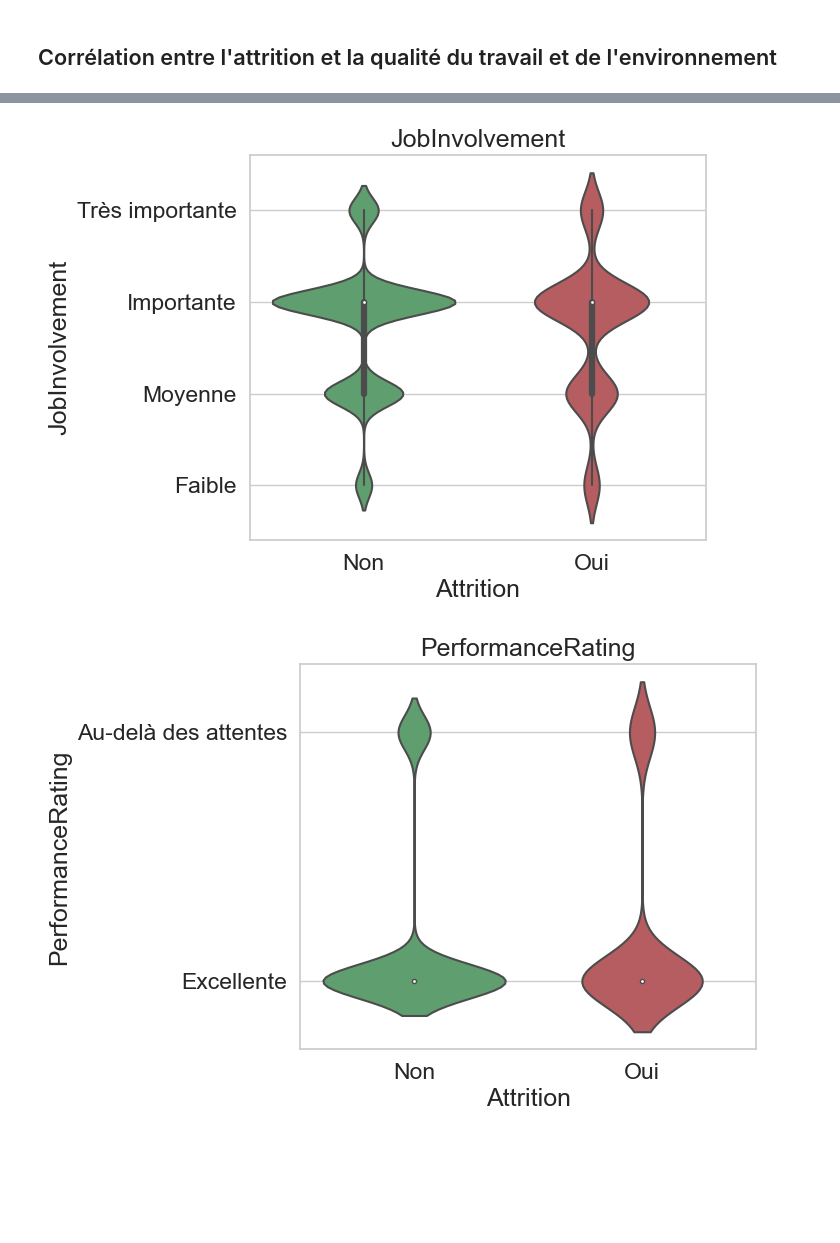
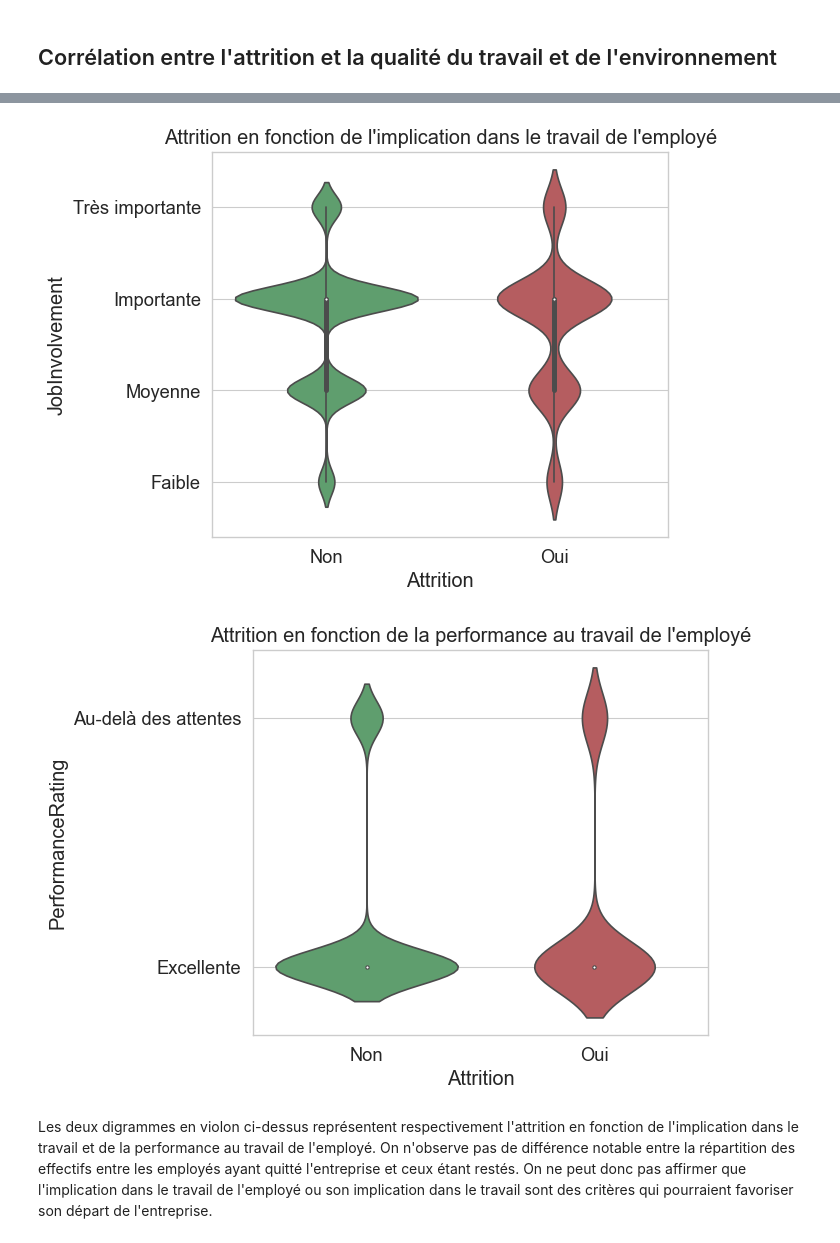
Before and after one commit to MagicalKyaru/ProjetIA_CESI, a Jupyter notebook: Misc_Graphs.ipynb, the cells around one changed output, grey strips where cells are left out. Cells and saved outputs as stored; diff of their text form; code cells hidden in the pictures; blank space fills up the shorter version.

Commit message:
Annotation des graphes

```diff
--- a/Misc_Graphs.ipynb
+++ b/Misc_Graphs.ipynb
@@ -11,5 +13,5 @@ warnings.filterwarnings('ignore')
 ## Importation des données
 # %%
 complete_csv = pd.read_pickle('./Datasets/complete_dataset_no_scaling.pkl')
-analysis_dataset = complete_csv.copy()
+misc_graphs_dataset = complete_csv.copy()
 # %% [markdown]
@@ -52,9 +56,10 @@ plt.show()
 ## Corrélation entre l'attrition et la qualité du travail et de l'environnement
 # %%
 #Préparation des données pour les prochains graphes
-analysis_dataset['Attrition'] = analysis_dataset['Attrition'].replace({'1': 1, '0': 0})
-analysis_dataset['JobInvolvement'] = analysis_dataset['JobInvolvement'].replace({'Faible': 0, 'Moyenne': 1, 'Importante': 2, 'Très importante': 3})
-analysis_dataset['PerformanceRating'] = analysis_dataset['PerformanceRating'].replace({'Excellent': 0, 'Au delà des attentes': 1})
+misc_graphs_dataset['Attrition'] = misc_graphs_dataset['Attrition'].replace({'1': 1, '0': 0})
+misc_graphs_dataset['JobInvolvement'] = misc_graphs_dataset['JobInvolvement'].replace({'Faible': 0, 'Moyenne': 1, 'Importante': 2, 'Très importante': 3})
+misc_graphs_dataset['JobSatisfaction'] = misc_graphs_dataset['JobSatisfaction'].replace({'Faible': 0, 'Moyen': 1, 'Élevé': 2, 'Très élevé': 3})
+misc_graphs_dataset['PerformanceRating'] = misc_graphs_dataset['PerformanceRating'].replace({'Excellent': 0, 'Au delà des attentes': 1})
 # %%
 plt.figure(figsize=(20,5))
 
@@ -71,26 +78,28 @@ plt.show()
 # %%
 plt.figure(figsize=(20,5))
 
 plt.subplot(1,3,2)
-plot2 = sns.violinplot(data=analysis_dataset, x="Attrition", y="JobInvolvement", palette=['g','r'])
+plot2 = sns.violinplot(data=misc_graphs_dataset, x="Attrition", y="JobInvolvement", palette=['g','r'])
 plot2.set_xticklabels(['Non','Oui'])
 plot2.set_yticks(range(4))
 plot2.set_yticklabels(['Faible','Moyenne', 'Importante', 'Très importante'])
-plt.title('JobInvolvement')
+plt.title('Attrition en fonction de l\'implication dans le travail de l\'employé')
 
 plt.show()
 # %% [output]
-[figure, old version]
+[figure, new version]
 # %%
 plt.figure(figsize=(20,5))
 
 plt.subplot(1,3,3)
-plot3 = sns.violinplot(data=analysis_dataset, x="Attrition", y="PerformanceRating", palette=['g','r'])
+plot3 = sns.violinplot(data=misc_graphs_dataset, x="Attrition", y="PerformanceRating", palette=['g','r'])
 plot3.set_xticklabels(['Non','Oui'])
 plot3.set_yticks(range(2))
 plot3.set_yticklabels(['Excellente','Au-delà des attentes'])
-plt.title('PerformanceRating')
+plt.title('Attrition en fonction de la performance au travail de l\'employé')
 
 plt.show()
 # %% [output]
-[figure, old version]
+[figure, new version]
+# %% [markdown]
+Les deux digrammes en violon ci-dessus représentent respectivement l'attrition en fonction de l'implication dans le travail et de la performance au travail de l'employé. On n'observe pas de différence notable entre la répartition des effectifs entre les employés ayant quitté l'entreprise et ceux étant restés. On ne peut donc pas affirmer que l'implication dans le travail de l'employé ou son implication dans le travail sont des critères qui pourraient favoriser son départ de l'entreprise.
```
Also changed, not shown: parts of 9 cells of this notebook, 1 other file.
